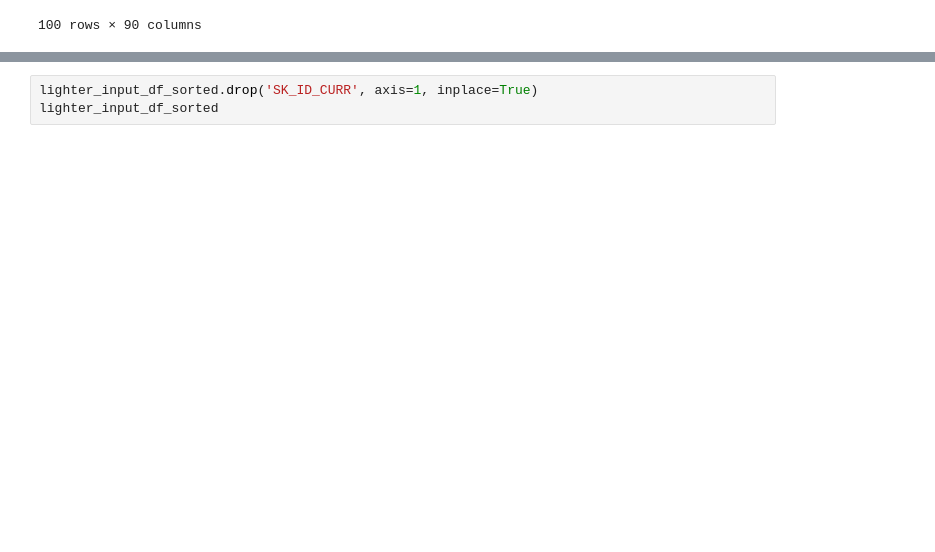
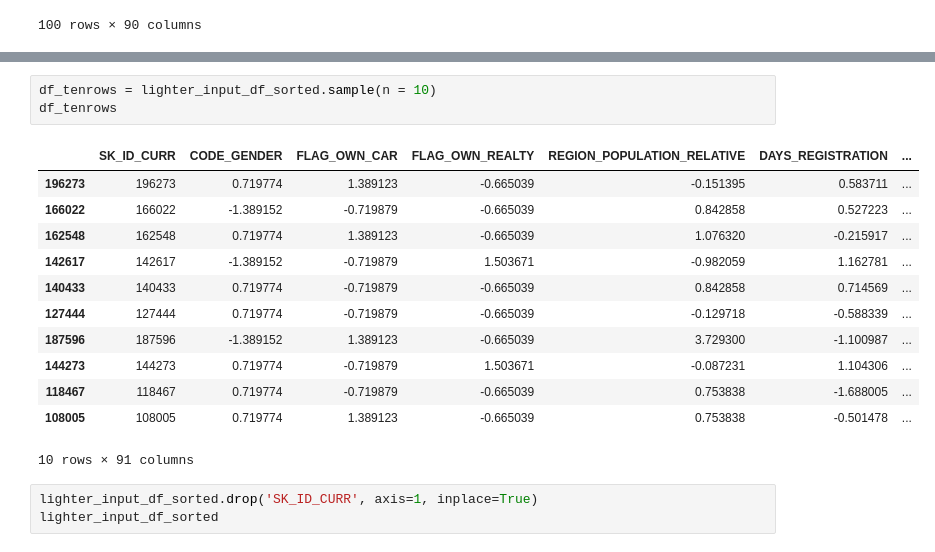
Before and after one commit to SilviaFranze/Project7, a Jupyter notebook: Proj7_OK.ipynb, the cells around one changed output, grey strips where cells are left out. Cells and saved outputs as stored; diff of their text form; blank space fills up the shorter version.

```diff
--- a/Proj7_OK.ipynb
+++ b/Proj7_OK.ipynb
@@ -1175,3 +1191,19 @@ lighter_input_df_sorted
+# %%
+df_tenrows = lighter_input_df_sorted.sample(n = 10)
+df_tenrows
+# %% [output]
+|  | SK_ID_CURR | CODE_GENDER | FLAG_OWN_CAR | FLAG_OWN_REALTY | REGION_POPULATION_RELATIVE | DAYS_REGISTRATION | ... |
+| 196273 | 196273 | 0.719774 | 1.389123 | -0.665039 | -0.151395 | 0.583711 | ... |
+| 166022 | 166022 | -1.389152 | -0.719879 | -0.665039 | 0.842858 | 0.527223 | ... |
+| 162548 | 162548 | 0.719774 | 1.389123 | -0.665039 | 1.076320 | -0.215917 | ... |
+| 142617 | 142617 | -1.389152 | -0.719879 | 1.503671 | -0.982059 | 1.162781 | ... |
+| 140433 | 140433 | 0.719774 | -0.719879 | -0.665039 | 0.842858 | 0.714569 | ... |
+| 127444 | 127444 | 0.719774 | -0.719879 | -0.665039 | -0.129718 | -0.588339 | ... |
+| 187596 | 187596 | -1.389152 | 1.389123 | -0.665039 | 3.729300 | -1.100987 | ... |
+| 144273 | 144273 | 0.719774 | -0.719879 | 1.503671 | -0.087231 | 1.104306 | ... |
+| 118467 | 118467 | 0.719774 | -0.719879 | -0.665039 | 0.753838 | -1.688005 | ... |
+| 108005 | 108005 | 0.719774 | 1.389123 | -0.665039 | 0.753838 | -0.501478 | ... |
+10 rows × 91 columns
 # %%
 lighter_input_df_sorted.drop('SK_ID_CURR', axis=1, inplace=True)
 lighter_input_df_sorted
```
Also changed, not shown: parts of 4 cells of this notebook, 4 other files.
